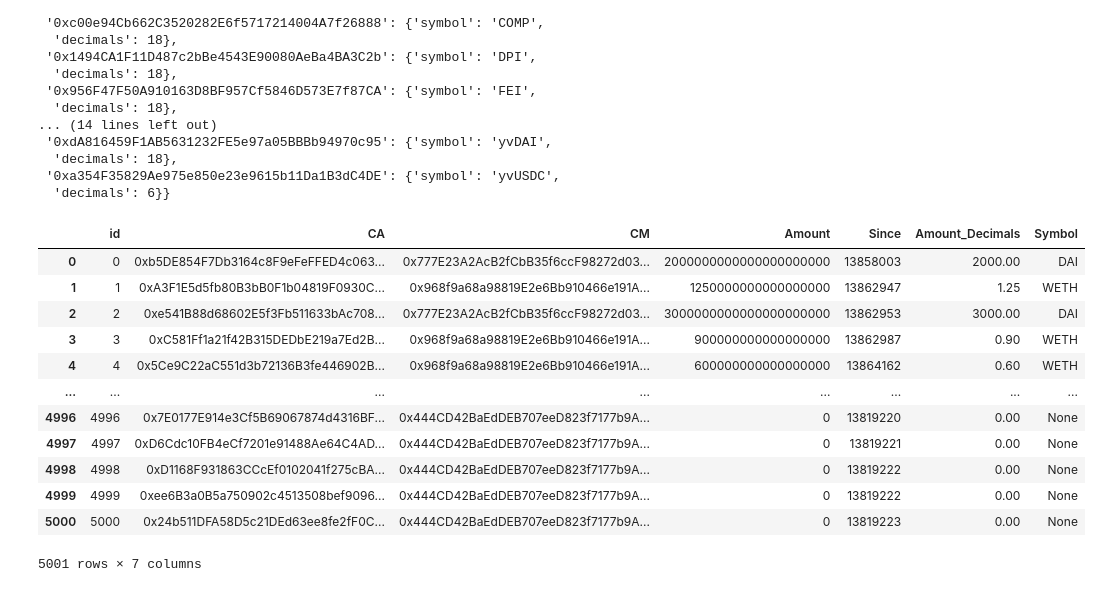
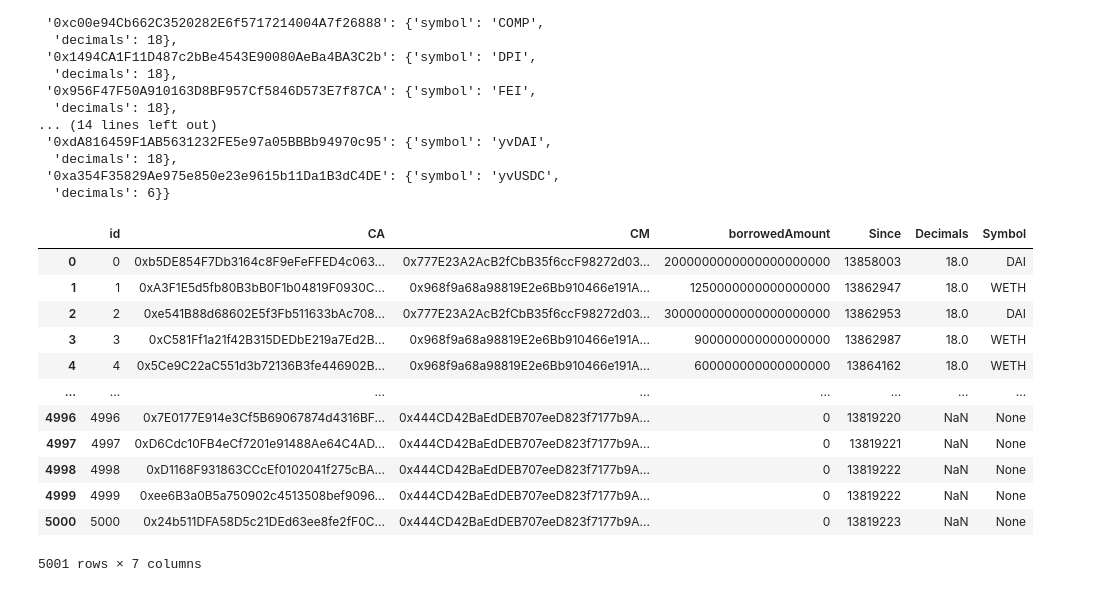
Before and after one commit to amantay-a/misc, a Jupyter notebook: Gearbox_CA.ipynb, the cells around one changed output. Saved outputs shown, nothing was run; the diff lists cells and outputs as text; code cells hidden in the pictures.

```diff
--- a/Gearbox_CA.ipynb
+++ b/Gearbox_CA.ipynb
@@ -251,40 +252,37 @@ def get_data_multicall(df, function_name, df_abi, contract_address = None):
 # %%
 df = pd.DataFrame()
 df['id'] = range(countCreditAccounts)
-df['CA'] = None
-df['CM'] = None
-df['Amount'] = None
 for ids in list(chunks(list(df['id']), 400)): #chunk size for multicall = 400
     id_range = list(df['id'].isin(ids))
     d_ca = get_data_multicall(df.loc[id_range], 'creditAccounts', df_abi, AccountFactory)
     df.loc[id_range,'CA'] = df.loc[id_range].apply(lambda x: d_ca[x['id']], axis=1)
 
     d_cm = get_data_multicall(df.loc[id_range], 'creditManager', df_abi)
     df.loc[id_range,'CM'] = df.loc[id_range].apply(lambda x: d_cm[x['id']], axis=1)
 
     d_amount = get_data_multicall(df.loc[id_range], 'borrowedAmount', df_abi)
-    df.loc[id_range,'Amount'] = df.loc[id_range].apply(lambda x: d_amount[x['id']] if d_amount[x['id']] > 1 else 0 , axis=1)
+    df.loc[id_range,'borrowedAmount'] = df.loc[id_range].apply(lambda x: d_amount[x['id']] if d_amount[x['id']] > 1 else 0 , axis=1)
 
     d_since = get_data_multicall(df.loc[id_range], 'since', df_abi)
     df.loc[id_range,'Since'] = df.loc[id_range].apply(lambda x: d_since[x['id']], axis=1)
 
 df['Since'] = df['Since'].astype(int)
-df['Amount_Decimals'] = df.apply(lambda x: x['Amount']/10**(cm_dict[x['CM']]['decimals'] or 0), axis=1)
+df['Decimals'] = df.apply(lambda x: cm_dict[x['CM']]['decimals'], axis=1)
 df['Symbol'] = df.apply(lambda x: cm_dict[x['CM']]['symbol'] , axis=1)
 df
 # %% [output]
-|  | id | CA | CM | Amount | Since | Amount_Decimals | Symbol |
-| 0 | 0 | 0xb5DE854F7Db3164c8F9eFeFFED4c063... | 0x777E23A2AcB2fCbB35f6ccF98272d03... | 2000000000000000000000 | 13858003 | 2000.00 | DAI |
-| 1 | 1 | 0xA3F1E5d5fb80B3bB0F1b04819F0930C... | 0x968f9a68a98819E2e6Bb910466e191A... | 1250000000000000000 | 13862947 | 1.25 | WETH |
-| 2 | 2 | 0xe541B88d68602E5f3Fb511633bAc708... | 0x777E23A2AcB2fCbB35f6ccF98272d03... | 3000000000000000000000 | 13862953 | 3000.00 | DAI |
-| 3 | 3 | 0xC581Ff1a21f42B315DEDbE219a7Ed2B... | 0x968f9a68a98819E2e6Bb910466e191A... | 900000000000000000 | 13862987 | 0.90 | WETH |
-| 4 | 4 | 0x5Ce9C22aC551d3b72136B3fe446902B... | 0x968f9a68a98819E2e6Bb910466e191A... | 600000000000000000 | 13864162 | 0.60 | WETH |
+|  | id | CA | CM | borrowedAmount | Since | Decimals | Symbol |
+| 0 | 0 | 0xb5DE854F7Db3164c8F9eFeFFED4c063... | 0x777E23A2AcB2fCbB35f6ccF98272d03... | 2000000000000000000000 | 13858003 | 18.0 | DAI |
+| 1 | 1 | 0xA3F1E5d5fb80B3bB0F1b04819F0930C... | 0x968f9a68a98819E2e6Bb910466e191A... | 1250000000000000000 | 13862947 | 18.0 | WETH |
+| 2 | 2 | 0xe541B88d68602E5f3Fb511633bAc708... | 0x777E23A2AcB2fCbB35f6ccF98272d03... | 3000000000000000000000 | 13862953 | 18.0 | DAI |
+| 3 | 3 | 0xC581Ff1a21f42B315DEDbE219a7Ed2B... | 0x968f9a68a98819E2e6Bb910466e191A... | 900000000000000000 | 13862987 | 18.0 | WETH |
+| 4 | 4 | 0x5Ce9C22aC551d3b72136B3fe446902B... | 0x968f9a68a98819E2e6Bb910466e191A... | 600000000000000000 | 13864162 | 18.0 | WETH |
 | ... | ... | ... | ... | ... | ... | ... | ... |
-| 4996 | 4996 | 0x7E0177E914e3Cf5B69067874d4316BF... | 0x444CD42BaEdDEB707eeD823f7177b9A... | 0 | 13819220 | 0.00 | None |
-| 4997 | 4997 | 0xD6Cdc10FB4eCf7201e91488Ae64C4AD... | 0x444CD42BaEdDEB707eeD823f7177b9A... | 0 | 13819221 | 0.00 | None |
-| 4998 | 4998 | 0xD1168F931863CCcEf0102041f275cBA... | 0x444CD42BaEdDEB707eeD823f7177b9A... | 0 | 13819222 | 0.00 | None |
-| 4999 | 4999 | 0xee6B3a0B5a750902c4513508bef9096... | 0x444CD42BaEdDEB707eeD823f7177b9A... | 0 | 13819222 | 0.00 | None |
-| 5000 | 5000 | 0x24b511DFA58D5c21DEd63ee8fe2fF0C... | 0x444CD42BaEdDEB707eeD823f7177b9A... | 0 | 13819223 | 0.00 | None |
+| 4996 | 4996 | 0x7E0177E914e3Cf5B69067874d4316BF... | 0x444CD42BaEdDEB707eeD823f7177b9A... | 0 | 13819220 | NaN | None |
+| 4997 | 4997 | 0xD6Cdc10FB4eCf7201e91488Ae64C4AD... | 0x444CD42BaEdDEB707eeD823f7177b9A... | 0 | 13819221 | NaN | None |
+| 4998 | 4998 | 0xD1168F931863CCcEf0102041f275cBA... | 0x444CD42BaEdDEB707eeD823f7177b9A... | 0 | 13819222 | NaN | None |
+| 4999 | 4999 | 0xee6B3a0B5a750902c4513508bef9096... | 0x444CD42BaEdDEB707eeD823f7177b9A... | 0 | 13819222 | NaN | None |
+| 5000 | 5000 | 0x24b511DFA58D5c21DEd63ee8fe2fF0C... | 0x444CD42BaEdDEB707eeD823f7177b9A... | 0 | 13819223 | NaN | None |
 5001 rows × 7 columns
 # %%
 #Open and Close
```
Also changed, not shown: parts of 6 cells of this notebook.
